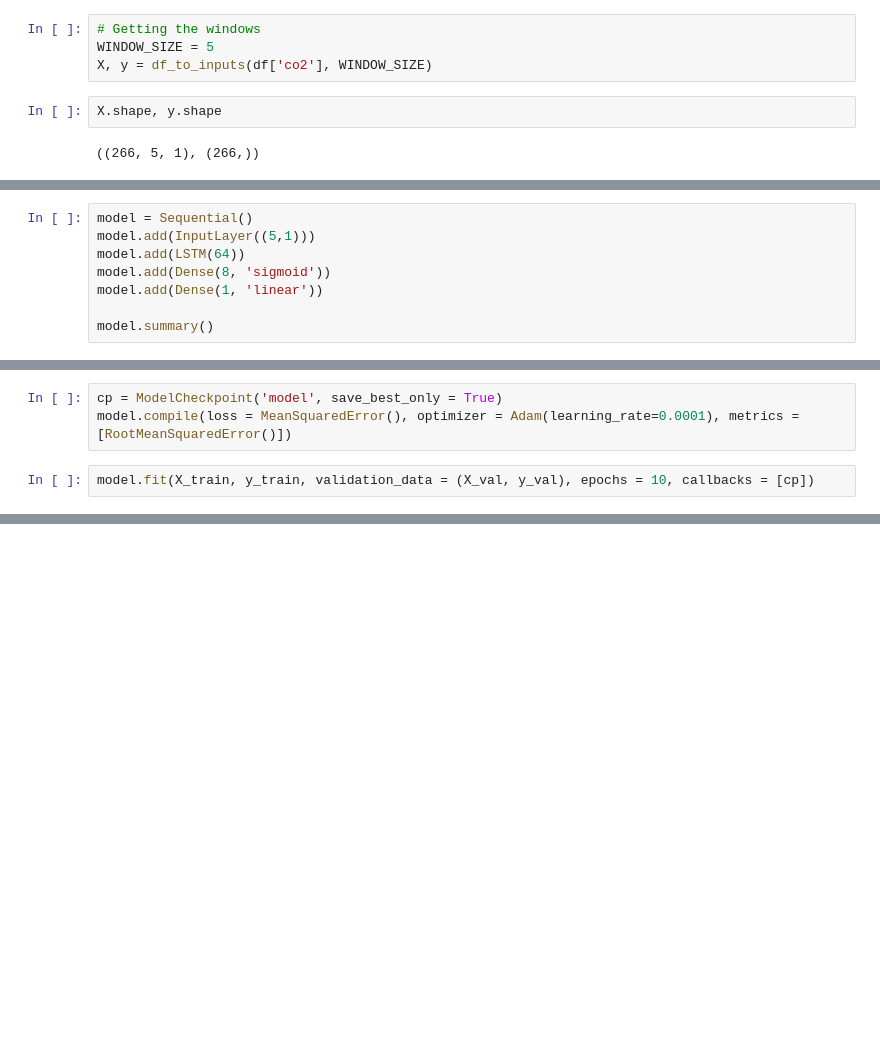
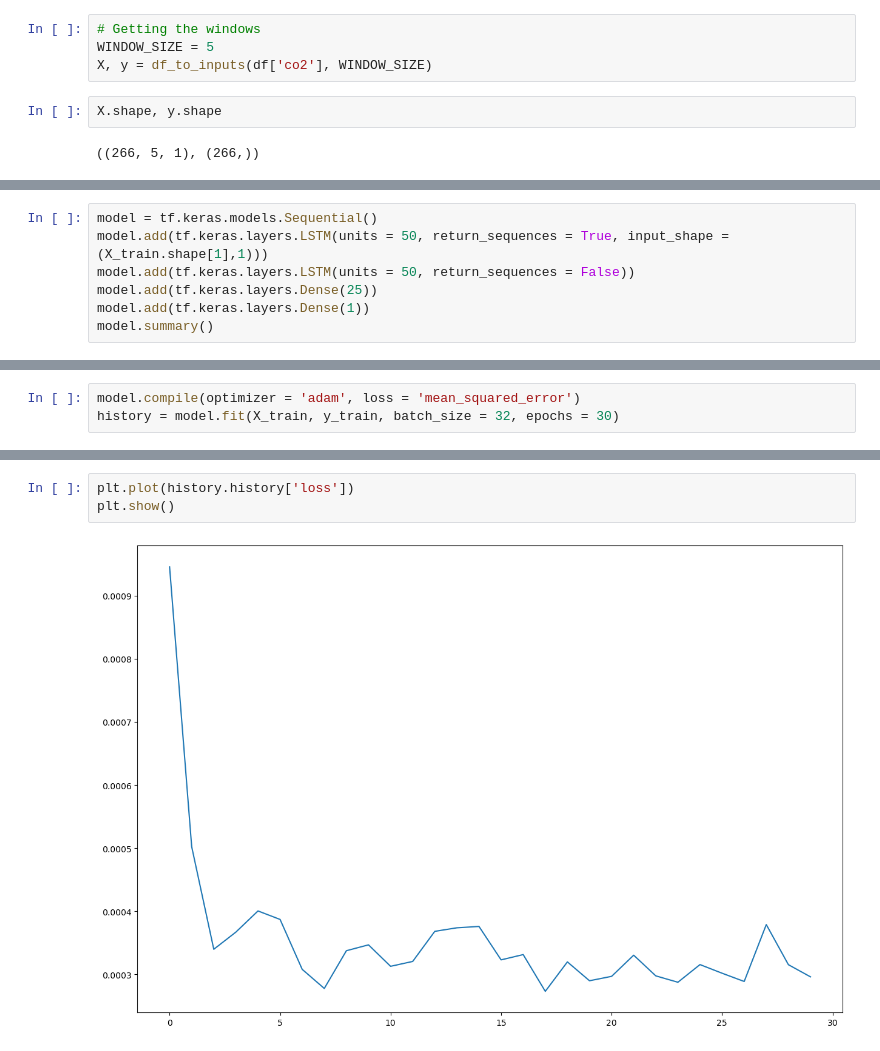
Before and after one commit to cristian-castro-a/World_CO2_Emissions_Forecasting, a Jupyter notebook: Models/LSTM_Model.ipynb, the cells around one changed output, grey strips where cells are left out. Drawn from its saved outputs; the diff is of its cells as text; blank space fills up the shorter version.

```diff
--- a/Models/LSTM_Model.ipynb
+++ b/Models/LSTM_Model.ipynb
@@ -125,9 +196,8 @@ X_train.shape, y_train.shape, X_val.shape, y_val.shape, X_test.shape, y_test.sha
 # %%
-model = Sequential()
-model.add(InputLayer((5,1)))
-model.add(LSTM(64))
-model.add(Dense(8, 'sigmoid'))
-model.add(Dense(1, 'linear'))
-
+model = tf.keras.models.Sequential()
+model.add(tf.keras.layers.LSTM(units = 50, return_sequences = True, input_shape = (X_train.shape[1],1)))
+model.add(tf.keras.layers.LSTM(units = 50, return_sequences = False))
+model.add(tf.keras.layers.Dense(25))
+model.add(tf.keras.layers.Dense(1))
 model.summary()
 # %% [output]
@@ -148,5 +222,0 @@ _________________________________________________________________
-# %%
-cp = ModelCheckpoint('model', save_best_only = True)
-model.compile(loss = MeanSquaredError(), optimizer = Adam(learning_rate=0.0001), metrics = [RootMeanSquaredError()])
-# %%
-model.fit(X_train, y_train, validation_data = (X_val, y_val), epochs = 10, callbacks = [cp])
@@ -178,0 +223,3 @@ Epoch 10/10
+# %%
+model.compile(optimizer = 'adam', loss = 'mean_squared_error')
+history = model.fit(X_train, y_train, batch_size = 32, epochs = 30)
@@ -178,0 +247,5 @@ Epoch 10/10
+# %%
+plt.plot(history.history['loss'])
+plt.show()
+# %% [output]
+[figure, added]
```
Also changed, not shown: parts of 18 cells of this notebook, 2 other files.
